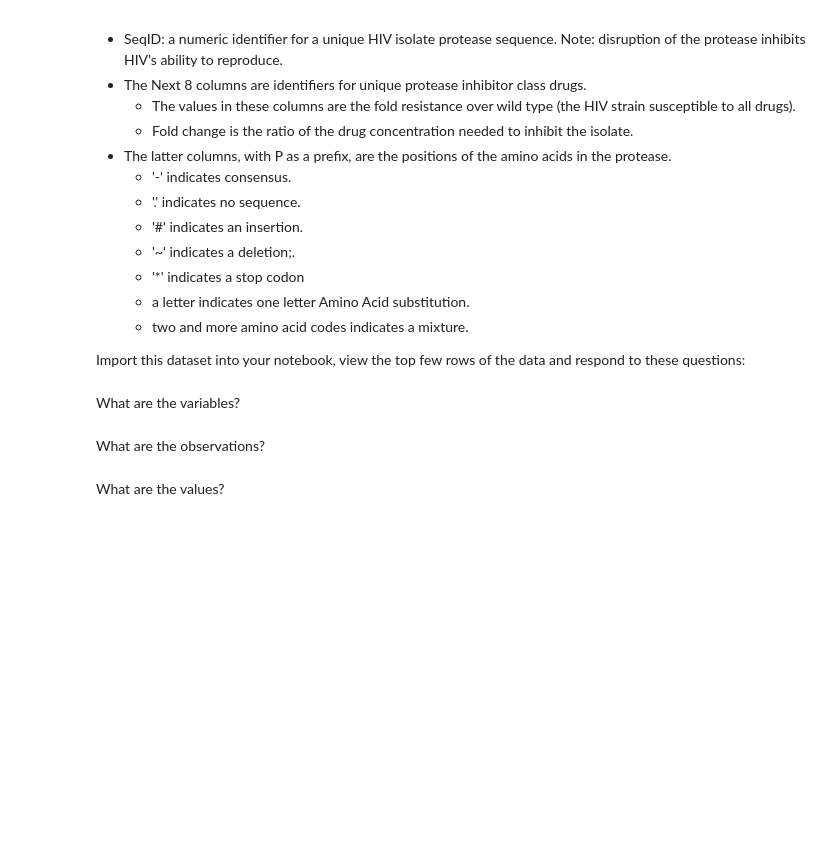
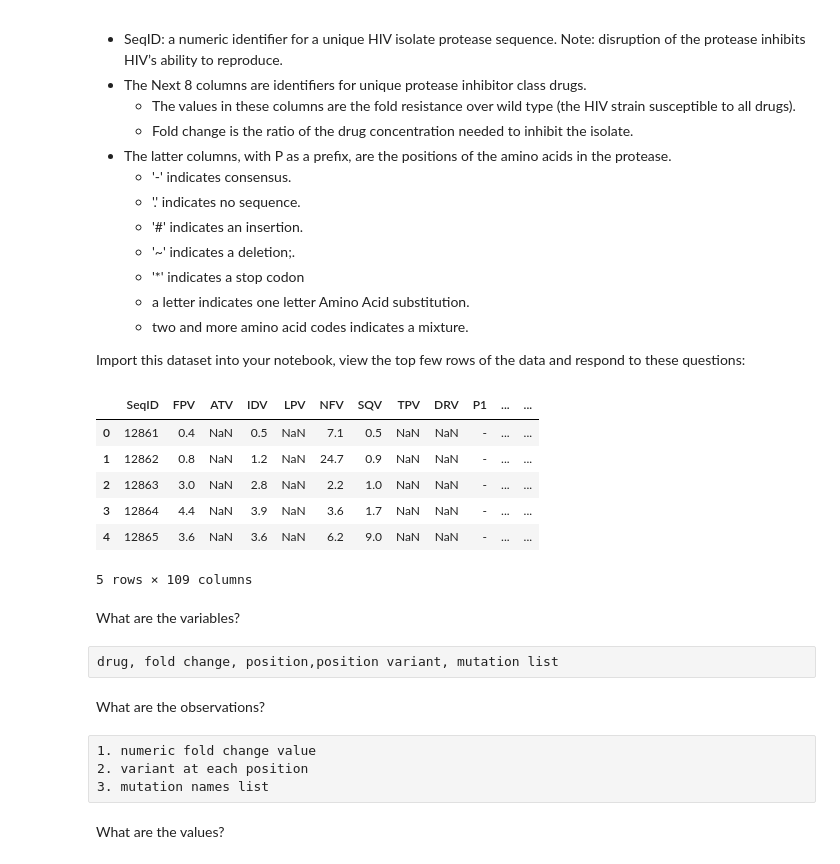
Before and after one commit to saioruganti/Data-Analytics-With-Python, a Jupyter notebook: L05-Tidy_Data-Practice.ipynb, the cells around one changed output. Cells and saved outputs as stored; diff of their text form; code cells hidden in the pictures; blank space fills up the shorter version.

Commit message:
Tidy Data practice

```diff
--- a/L05-Tidy_Data-Practice.ipynb
+++ b/L05-Tidy_Data-Practice.ipynb
@@ -120,10 +194,27 @@ Here is the meaning of data columns:
   - two and more amino acid codes indicates a mixture.
 
 Import this dataset into your notebook, view the top few rows of the data and respond to these questions:
+# %%
+PI_dataset = pd.read_csv('PI_DataSet.txt',sep='\t')
+PI_dataset.head()
+# %% [output]
+|  | SeqID | FPV | ATV | IDV | LPV | NFV | SQV | TPV | DRV | P1 | ... | ... |
+| 0 | 12861 | 0.4 | NaN | 0.5 | NaN | 7.1 | 0.5 | NaN | NaN | - | ... | ... |
+| 1 | 12862 | 0.8 | NaN | 1.2 | NaN | 24.7 | 0.9 | NaN | NaN | - | ... | ... |
+| 2 | 12863 | 3.0 | NaN | 2.8 | NaN | 2.2 | 1.0 | NaN | NaN | - | ... | ... |
+| 3 | 12864 | 4.4 | NaN | 3.9 | NaN | 3.6 | 1.7 | NaN | NaN | - | ... | ... |
+| 4 | 12865 | 3.6 | NaN | 3.6 | NaN | 6.2 | 9.0 | NaN | NaN | - | ... | ... |
+5 rows × 109 columns
 # %% [markdown]
 What are the variables?
+# %% [raw]
+drug, fold change, position,position variant, mutation list
 # %% [markdown]
 What are the observations?
+# %% [raw]
+1. numeric fold change value
+2. variant at each position
+3. mutation names list
 # %% [markdown]
 What are the values?
 # %% [markdown]
```
Also changed, not shown: parts of 20 cells of this notebook, 2 other files.
